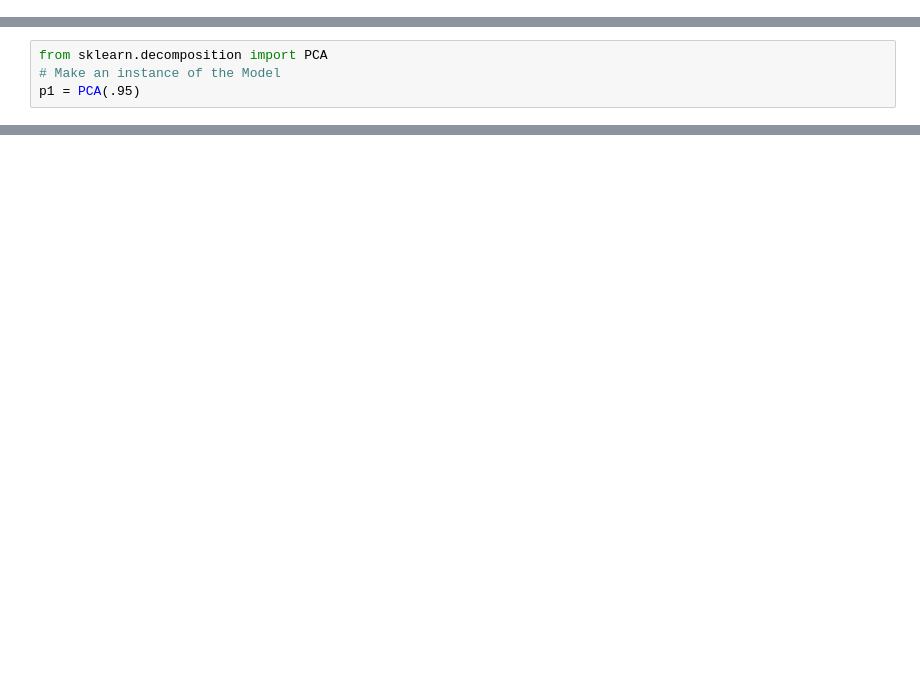
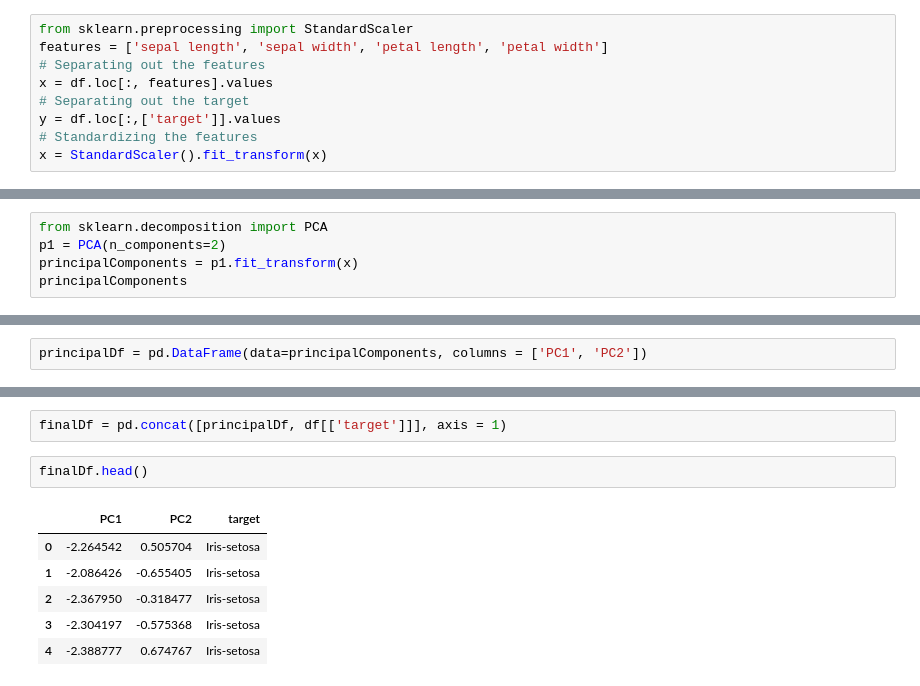
Before and after one commit to reeha-parkar/Machine-Learning, a Jupyter notebook: PCA_using_sklearn.ipynb, the cells around one changed output, grey strips where cells are left out. Drawn from its saved outputs; the diff is of its cells as text; blank space fills up the shorter version.

Commit message:
finalized repository codes

```diff
--- a/PCA_using_sklearn.ipynb
+++ b/PCA_using_sklearn.ipynb
@@ -33,0 +15,9 @@ train_img.shape
+# %%
+from sklearn.preprocessing import StandardScaler
+features = ['sepal length', 'sepal width', 'petal length', 'petal width']
+# Separating out the features
+x = df.loc[:, features].values
+# Separating out the target
+y = df.loc[:,['target']].values
+# Standardizing the features
+x = StandardScaler().fit_transform(x)
@@ -34,4 +44,5 @@ train_img.shape
 # %%
 from sklearn.decomposition import PCA
-# Make an instance of the Model
-p1 = PCA(.95)
+p1 = PCA(n_components=2)
+principalComponents = p1.fit_transform(x)
+principalComponents
@@ -84,0 +67,2 @@ logisticRegr.score(test_img, test_lbl)
+# %%
+principalDf = pd.DataFrame(data=principalComponents, columns = ['PC1', 'PC2'])
@@ -84,0 +78,11 @@ logisticRegr.score(test_img, test_lbl)
+# %%
+finalDf = pd.concat([principalDf, df[['target']]], axis = 1)
+# %%
+finalDf.head()
+# %% [output]
+|  | PC1 | PC2 | target |
+| 0 | -2.264542 | 0.505704 | Iris-setosa |
+| 1 | -2.086426 | -0.655405 | Iris-setosa |
+| 2 | -2.367950 | -0.318477 | Iris-setosa |
+| 3 | -2.304197 | -0.575368 | Iris-setosa |
+| 4 | -2.388777 | 0.674767 | Iris-setosa |
```
Also changed, not shown: parts of 22 cells of this notebook, 20 other files.
